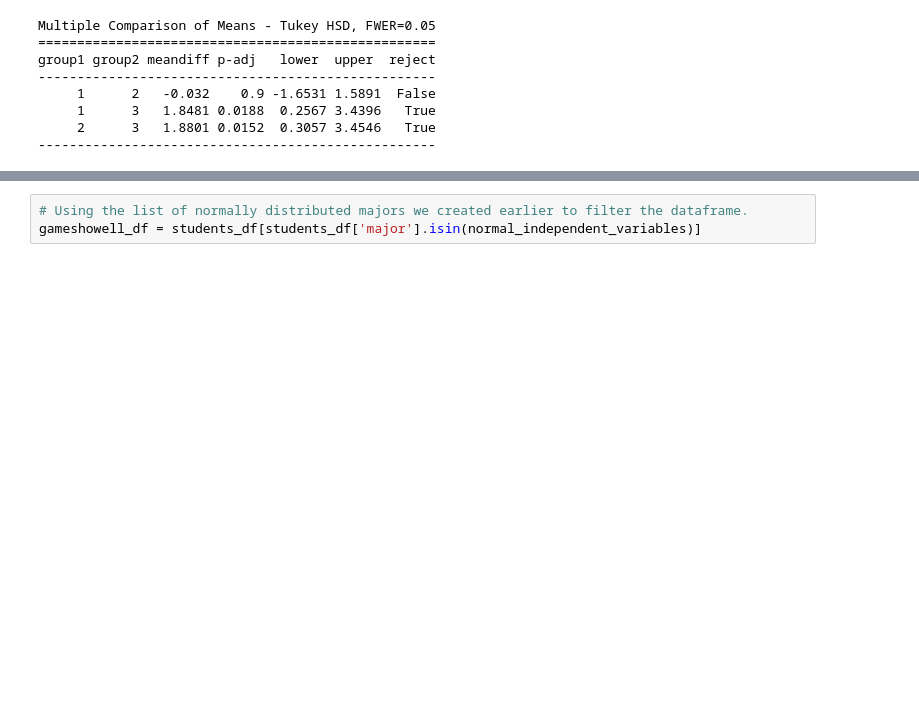
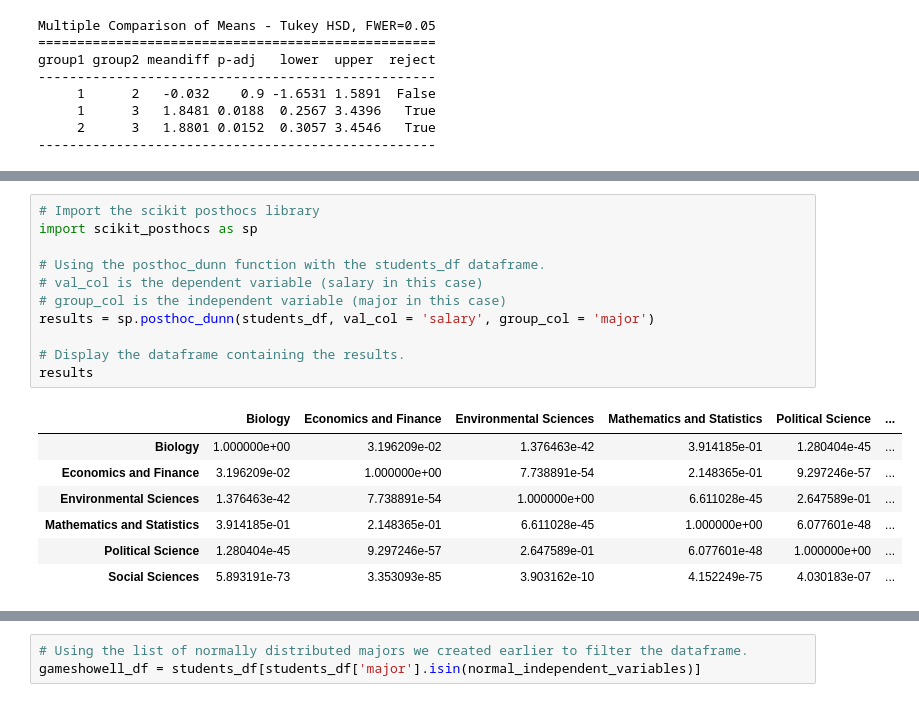
Before and after one commit to OtherBrian/machine-learning, a Jupyter notebook: scipy_stats.ipynb, the cells around one changed output, grey strips where cells are left out. Saved outputs shown, nothing was run; the diff lists cells and outputs as text; blank space fills up the shorter version.

```diff
--- a/scipy_stats.ipynb
+++ b/scipy_stats.ipynb
@@ -826,0 +859,19 @@ In the Diet example, we were able to use Tukey's HSD test because the dataset me
+# %%
+# Import the scikit posthocs library
+import scikit_posthocs as sp
+
+# Using the posthoc_dunn function with the students_df dataframe.
+# val_col is the dependent variable (salary in this case)
+# group_col is the independent variable (major in this case)
+results = sp.posthoc_dunn(students_df, val_col = 'salary', group_col = 'major')
+
+# Display the dataframe containing the results.
+results
+# %% [output]
+|  | Biology | Economics and Finance | Environmental Sciences | Mathematics and Statistics | Political Science | ... |
+| Biology | 1.000000e+00 | 3.196209e-02 | 1.376463e-42 | 3.914185e-01 | 1.280404e-45 | ... |
+| Economics and Finance | 3.196209e-02 | 1.000000e+00 | 7.738891e-54 | 2.148365e-01 | 9.297246e-57 | ... |
+| Environmental Sciences | 1.376463e-42 | 7.738891e-54 | 1.000000e+00 | 6.611028e-45 | 2.647589e-01 | ... |
+| Mathematics and Statistics | 3.914185e-01 | 2.148365e-01 | 6.611028e-45 | 1.000000e+00 | 6.077601e-48 | ... |
+| Political Science | 1.280404e-45 | 9.297246e-57 | 2.647589e-01 | 6.077601e-48 | 1.000000e+00 | ... |
+| Social Sciences | 5.893191e-73 | 3.353093e-85 | 3.903162e-10 | 4.152249e-75 | 4.030183e-07 | ... |
```
Also changed, not shown: parts of 83 cells of this notebook, 1 other file.
